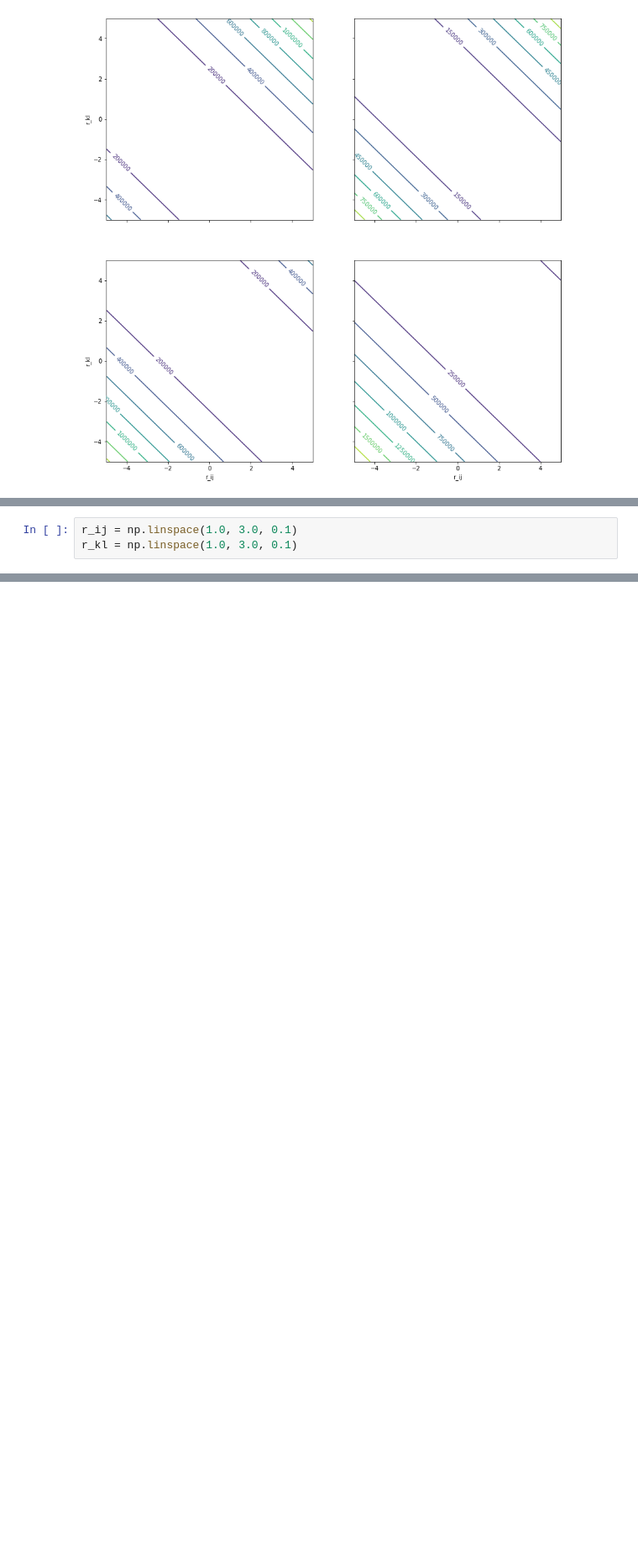
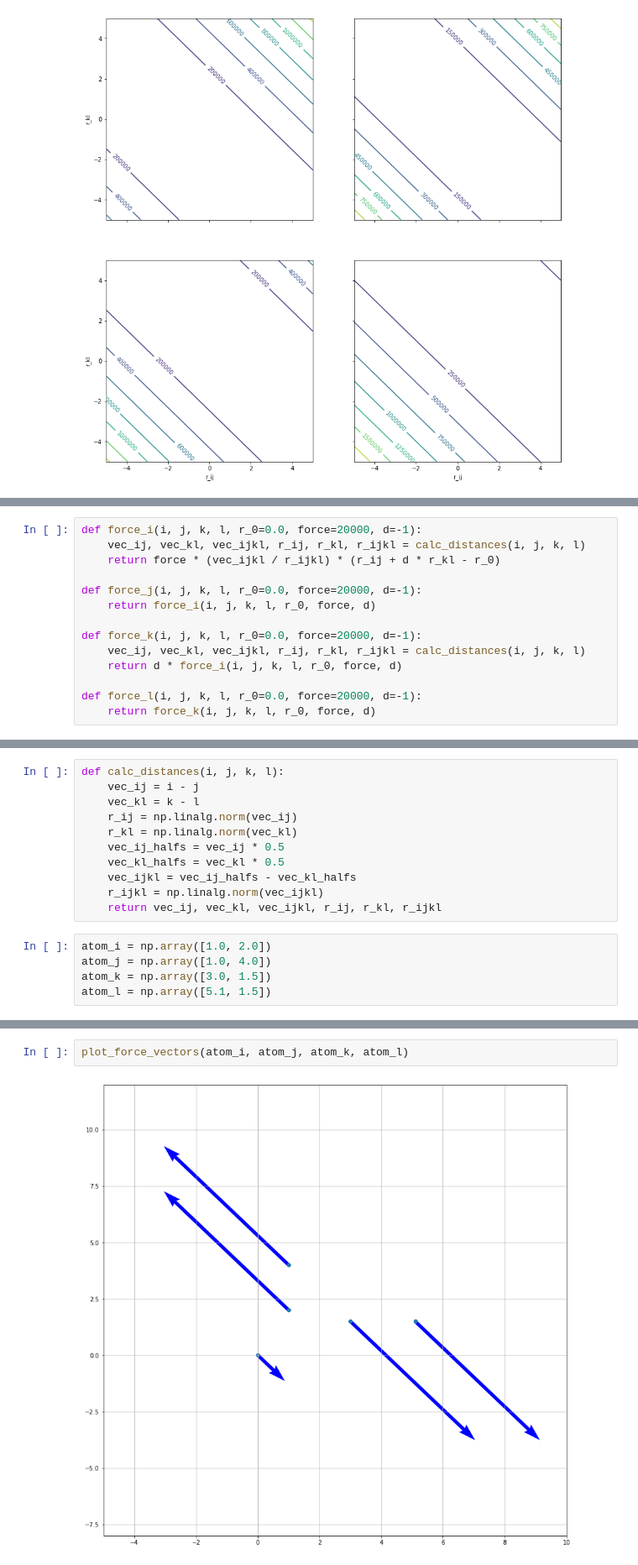
Before and after one commit to pultar/bias-potentials, a Jupyter notebook: bias-potentials.ipynb, the cells around one changed output, grey strips where cells are left out. Shown at 84% size. Cells and saved outputs as stored; diff of their text form; blank space fills up the shorter version.

Commit message:
Added force calculation
Signed-off-by: Felix Pultar <felix.pultar@phys.chem.ethz.ch>

```diff
--- a/bias-potentials.ipynb
+++ b/bias-potentials.ipynb
@@ -56,0 +65,14 @@ plot_pes(V, r_ij, r_kl)
+# %%
+def force_i(i, j, k, l, r_0=0.0, force=20000, d=-1):
+    vec_ij, vec_kl, vec_ijkl, r_ij, r_kl, r_ijkl = calc_distances(i, j, k, l)
+    return force * (vec_ijkl / r_ijkl) * (r_ij + d * r_kl - r_0)
+
+def force_j(i, j, k, l, r_0=0.0, force=20000, d=-1):
+    return force_i(i, j, k, l, r_0, force, d)
+
+def force_k(i, j, k, l, r_0=0.0, force=20000, d=-1):
+    vec_ij, vec_kl, vec_ijkl, r_ij, r_kl, r_ijkl = calc_distances(i, j, k, l)
+    return d * force_i(i, j, k, l, r_0, force, d)
+
+def force_l(i, j, k, l, r_0=0.0, force=20000, d=-1):
+    return force_k(i, j, k, l, r_0, force, d)
@@ -57,3 +97,16 @@ plot_pes(V, r_ij, r_kl)
+# %%
+def calc_distances(i, j, k, l):
+    vec_ij = i - j
+    vec_kl = k - l
+    r_ij = np.linalg.norm(vec_ij)
+    r_kl = np.linalg.norm(vec_kl)
+    vec_ij_halfs = vec_ij * 0.5
+    vec_kl_halfs = vec_kl * 0.5
+    vec_ijkl = vec_ij_halfs - vec_kl_halfs
+    r_ijkl = np.linalg.norm(vec_ijkl)
+    return vec_ij, vec_kl, vec_ijkl, r_ij, r_kl, r_ijkl
 # %%
-r_ij = np.linspace(1.0, 3.0, 0.1)
-r_kl = np.linspace(1.0, 3.0, 0.1)
+atom_i = np.array([1.0, 2.0])
+atom_j = np.array([1.0, 4.0])
+atom_k = np.array([3.0, 1.5])
+atom_l = np.array([5.1, 1.5])
@@ -61,0 +174,4 @@ TypeError: 'float' object cannot be interpreted as an integer
+# %%
+plot_force_vectors(atom_i, atom_j, atom_k, atom_l)
+# %% [output]
+[figure, added]
```
Also changed, not shown: parts of 10 cells of this notebook.
